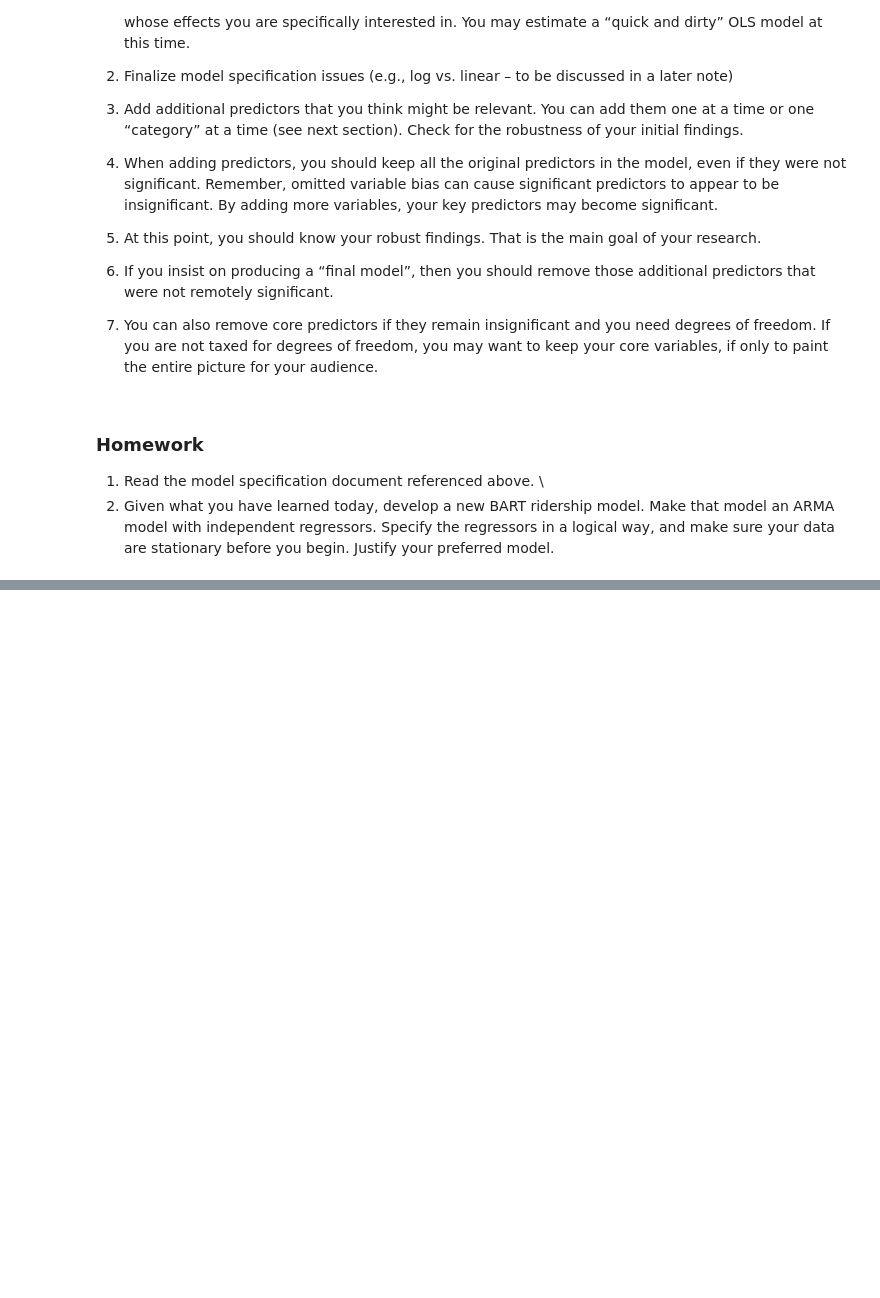
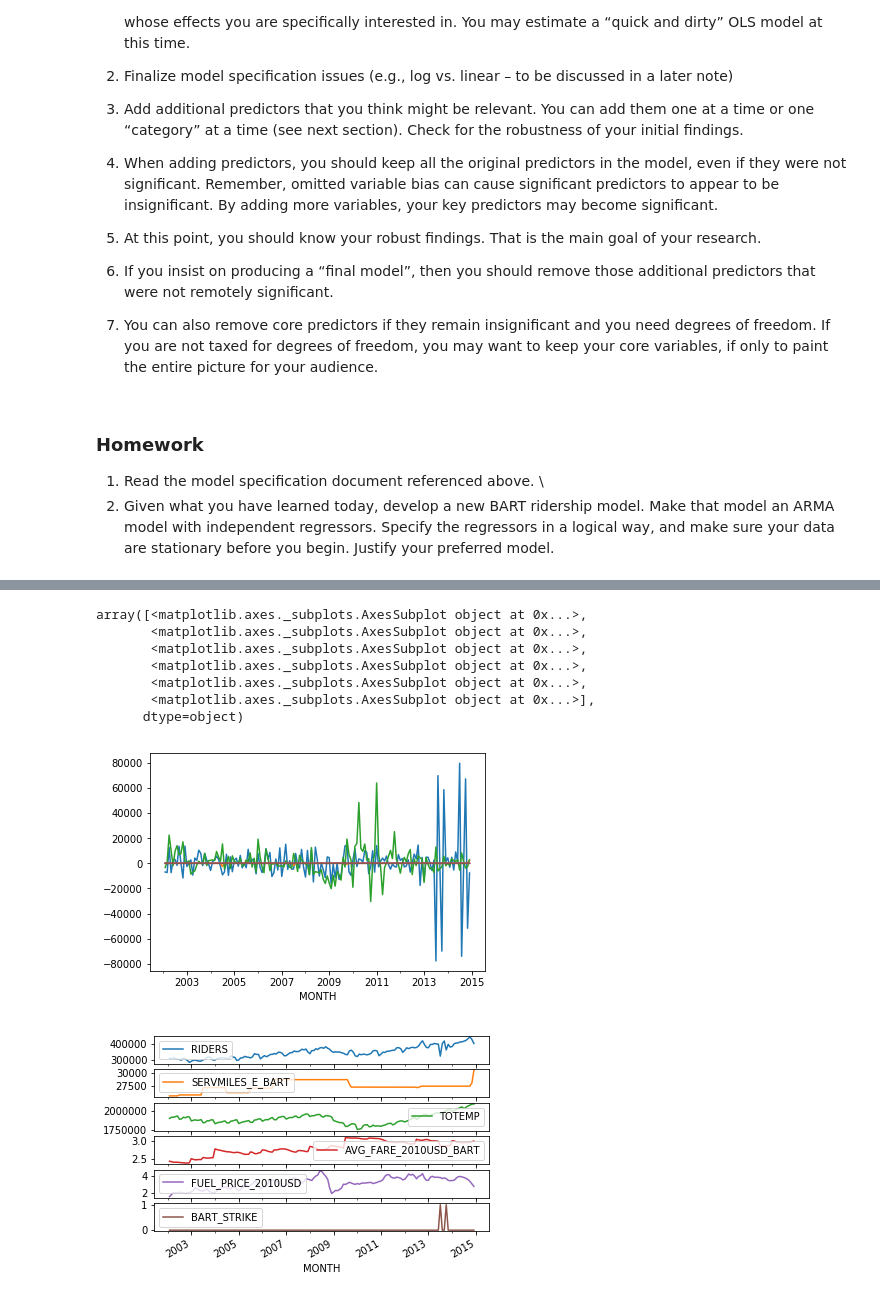
Before and after one commit to awob222/ce599, a Jupyter notebook: 24-Three Cs/Three Cs.ipynb, the cells around one changed output, grey strips where cells are left out. Drawn from its saved outputs; the diff is of its cells as text; code cells hidden in the pictures; blank space fills up the shorter version.

```diff
--- a/24-Three Cs/Three Cs.ipynb
+++ b/24-Three Cs/Three Cs.ipynb
@@ -294,0 +344,24 @@ They suggest:
+# %%
+diff = bart - bart.shift(12)
+diff2 = diff - diff.shift(1)
+# %%
+diff2['RIDERS'].plot()
+diff2['SERVMILES_E_BART'].plot()
+diff2['TOTEMP'].plot()
+diff2['AVG_FARE_2010USD_BART'].plot()
+diff2['FUEL_PRICE_2010USD'].plot()
+diff2['BART_STRIKE'].plot()
+
+fields = ['RIDERS', 'SERVMILES_E_BART', 'TOTEMP', 'AVG_FARE_2010USD_BART', 'FUEL_PRICE_2010USD', 'BART_STRIKE']
+
+bart[fields][13:].plot(subplots=True)
+# %% [output]
+array([<matplotlib.axes._subplots.AxesSubplot object at 0x...>,
+       <matplotlib.axes._subplots.AxesSubplot object at 0x...>,
+       <matplotlib.axes._subplots.AxesSubplot object at 0x...>,
+       <matplotlib.axes._subplots.AxesSubplot object at 0x...>,
+       <matplotlib.axes._subplots.AxesSubplot object at 0x...>,
+       <matplotlib.axes._subplots.AxesSubplot object at 0x...>],
+      dtype=object)
+[figure, added]
+[figure, added]
```
Also changed, not shown: parts of 10 cells of this notebook.
